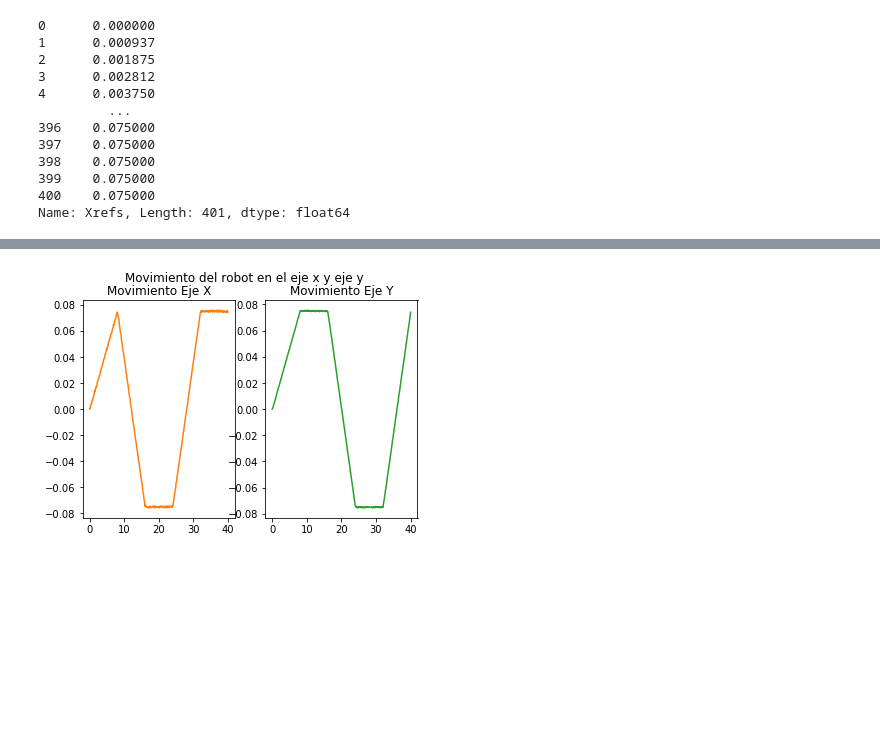
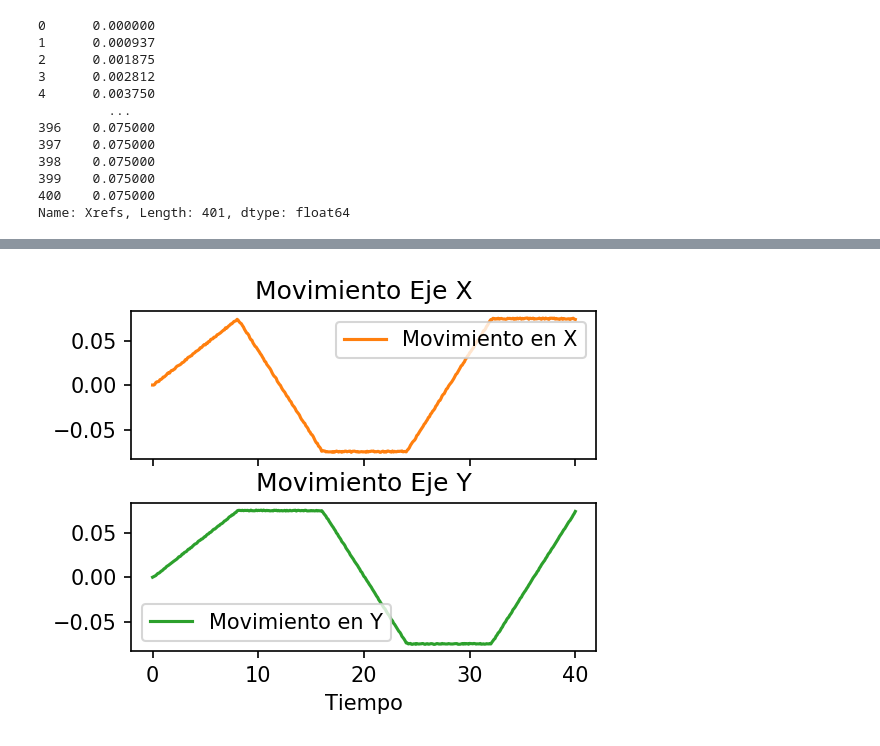
Before and after one commit to kabirivan/CDRR-Movement, a Jupyter notebook: TrabajoFinal_XavierAguas.ipynb, the cells around one changed output, grey strips where cells are left out. Saved outputs shown, nothing was run; the diff lists cells and outputs as text; code cells hidden in the pictures; blank space fills up the shorter version.

```diff
--- a/TrabajoFinal_XavierAguas.ipynb
+++ b/TrabajoFinal_XavierAguas.ipynb
@@ -110,6 +110,8 @@ Name: Xrefs, Length: 401, dtype: float64
 import matplotlib.pyplot as plt
 # %%
 # Figura 1: Mostrar la figura en el plano x y
+plt.rcParams["figure.figsize"]= (4,3)
+plt.rcParams["figure.dpi"] = 150
 
 xr1 = square_figure['Xrefs'];
 yr1 = square_figure['Yrefs'];
@@ -153,11 +156,17 @@ plt.show()
 # %%
+# Movimiento en el "eje x" y "eje y"
+
 time = square_figure['time'];
-fig, axs = plt.subplots(2, sharex=True, gridspec_kw={'hspace': 0})
-fig.suptitle('Movimiento del robot en el eje x y eje y')
+fig, axs = plt.subplots(2, sharex=True, gridspec_kw={'hspace': 0.3})
+
 axs[0].set_title('Movimiento Eje X')
 axs[1].set_title('Movimiento Eje Y')
-axs[0].plot(time, xrobot1, 'tab:orange')
-axs[1].plot(time, yrobot1, 'tab:green')
+axs[0].plot(time, xrobot1, 'tab:orange', label="Movimiento en X")
+axs[1].plot(time, yrobot1, 'tab:green', label="Movimiento en Y")
+axs[0].legend(["Movimiento en X"])
+axs[1].legend(["Movimiento en Y"])
+plt.xlabel("Tiempo")
+plt.savefig('Figura1 MovimientoXY.png')
 plt.show()
 # %% [output]
-[figure, old version]
+[figure, new version]
```
Also changed, not shown: parts of 13 cells of this notebook, 4 other files.
